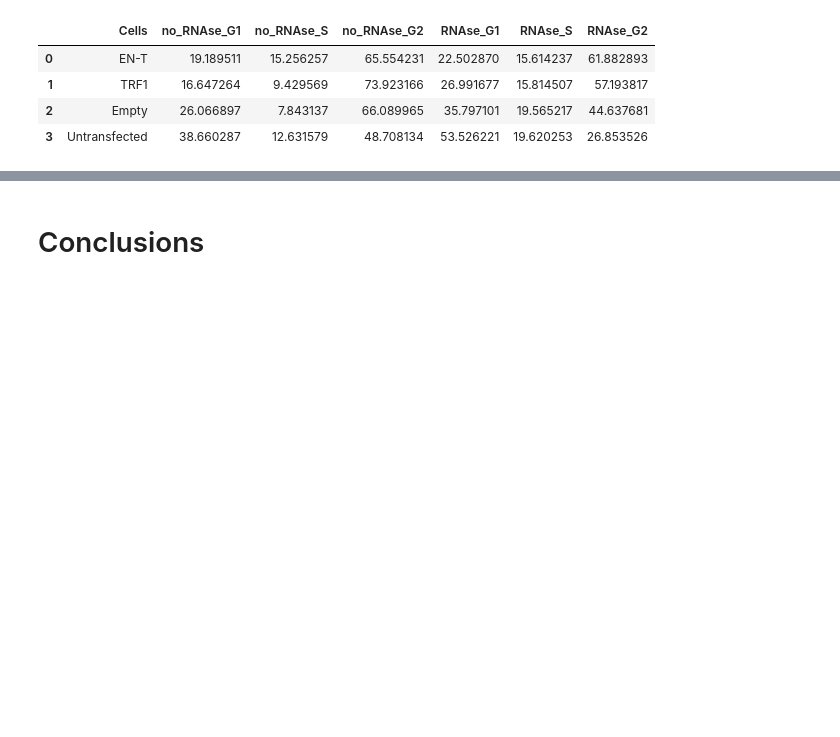
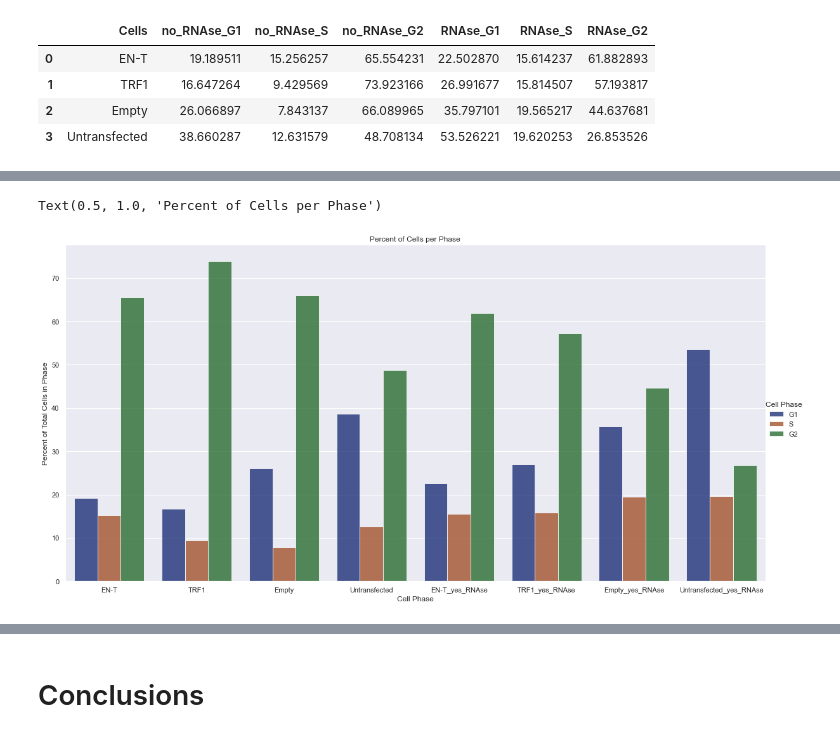
Before and after one commit to aidan-lew/TERRA_DSB, a Jupyter notebook: terra_dsb.ipynb, the cells around one changed output, grey strips where cells are left out. Drawn from its saved outputs; the diff is of its cells as text; code cells hidden in the pictures; blank space fills up the shorter version.

```diff
--- a/terra_dsb.ipynb
+++ b/terra_dsb.ipynb
@@ -397,0 +371,15 @@ grid.fig.tight_layout(w_pad=1)
+# %%
+# For percent of total cells in the cell cyle phase
+g2_bar_cellper_df = pd.read_excel('../Documents/telomere_G2_DSB_TERRA.xlsx',
+                    sheet_name=3,
+                    skiprows = 0,
+                    usecols = ['Cell_condition', 'Phase',
+                               'Cell_%_In_Phase']
+                         )
+
+g2_bar_cellper_df.set_index(['Cell_condition'])#good way to fix "not in axis issue"
+g2_bar_cellper_df.dropna(axis=0, inplace=True) #sweet, iloc and drop didn't work, but this did
+
+
+#g2_cell_perc_df.columns()
+g2_bar_cellper_df.head(6)
@@ -397,0 +394,15 @@ grid.fig.tight_layout(w_pad=1)
+# %%
+# Catagorical bar plot for percent of cells per phase
+g = sns.catplot(
+    data=g2_bar_cellper_df, kind="bar",
+    x="Cell_condition", y="Cell_%_In_Phase", hue="Phase",
+    ci="sd", palette="dark", alpha=.75, height=8, aspect=2
+)
+
+g.despine(left=False)
+g.set_axis_labels("Cell Phase", "Percent of Total Cells in Phase")
+g.legend.set_title("Cell Phase")
+plt.title("Percent of Cells per Phase")
+# %% [output]
+Text(0.5, 1.0, 'Percent of Cells per Phase')
+[figure, added]
```
Also changed, not shown: parts of 18 cells of this notebook.
